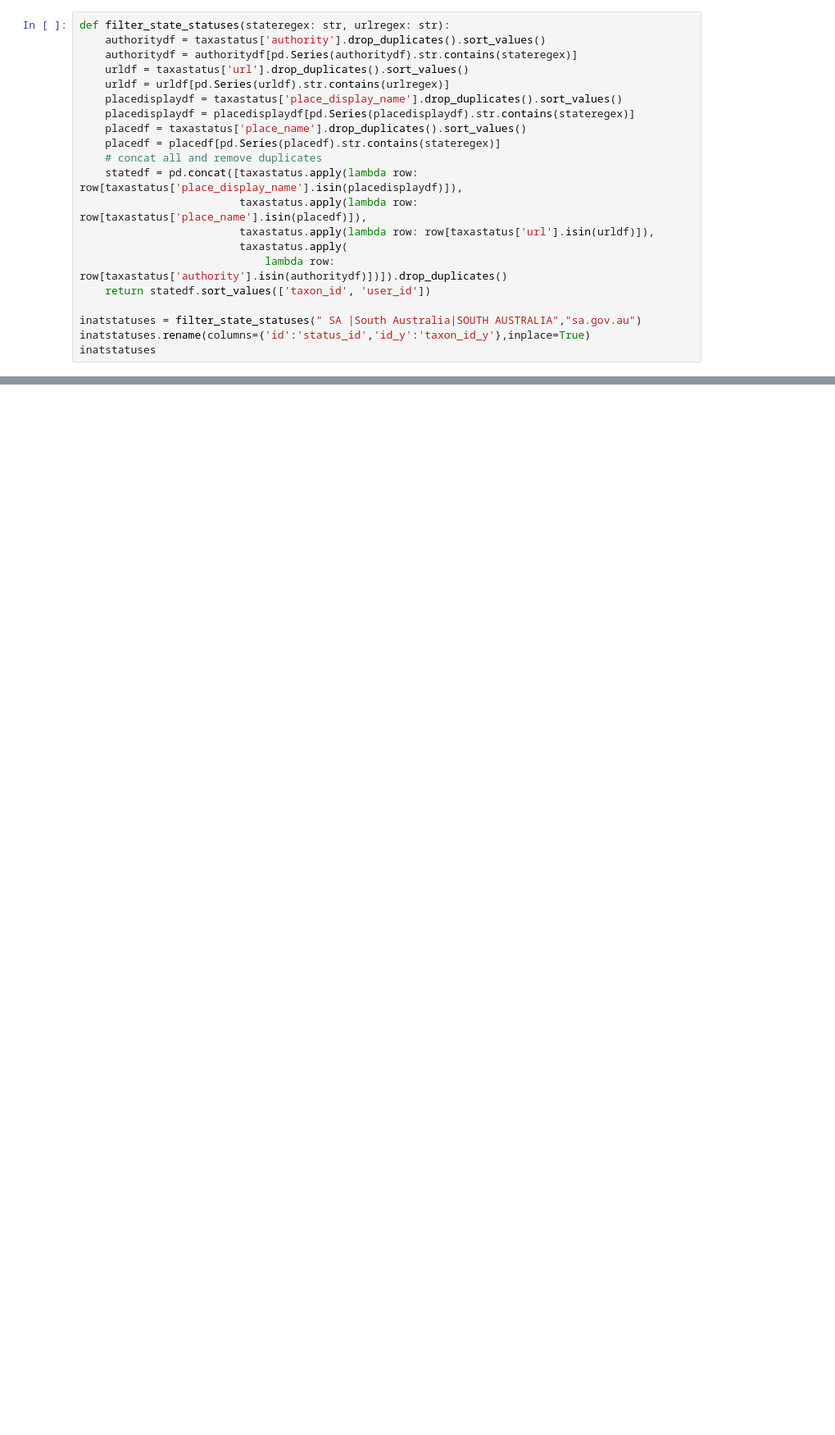
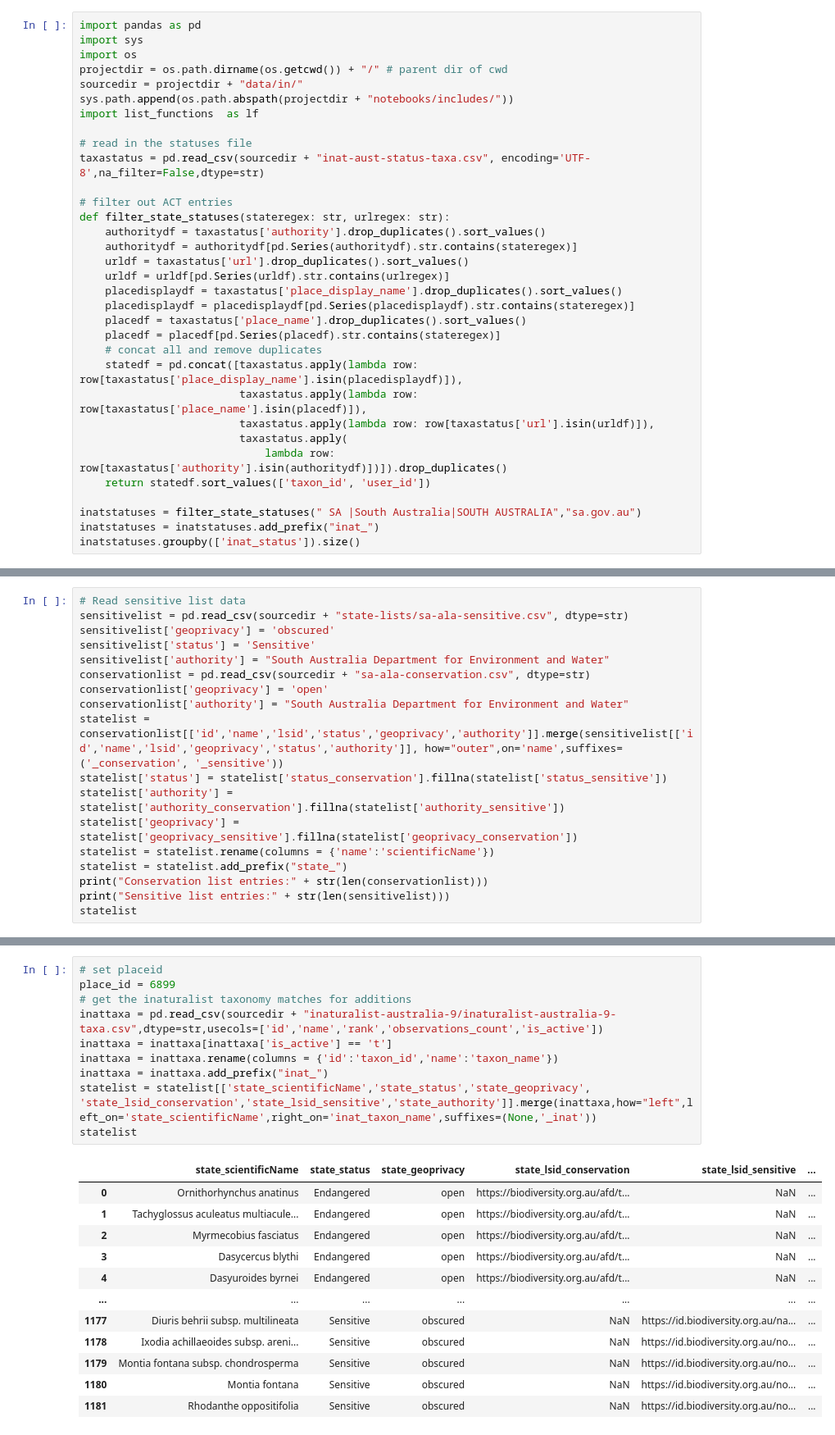
Before and after one commit to AtlasOfLivingAustralia/inaturalist-statuses, a Jupyter notebook: notebooks/sa.ipynb, the cells around one changed output, grey strips where cells are left out. Shown: that part at 82% size. Saved outputs shown, nothing was run; the diff lists cells and outputs as text; blank space fills up the shorter version.

```diff
--- a/notebooks/sa.ipynb
+++ b/notebooks/sa.ipynb
@@ -38,4 +16,16 @@ taxastatus.head(3)
 # %%
+import pandas as pd
+import sys
+import os
+projectdir = os.path.dirname(os.getcwd()) + "/" # parent dir of cwd
+sourcedir = projectdir + "data/in/"
+sys.path.append(os.path.abspath(projectdir + "notebooks/includes/"))
+import list_functions  as lf
+
+# read in the statuses file
+taxastatus = pd.read_csv(sourcedir + "inat-aust-status-taxa.csv", encoding='UTF-8',na_filter=False,dtype=str)
+
+# filter out ACT entries
 def filter_state_statuses(stateregex: str, urlregex: str):
     authoritydf = taxastatus['authority'].drop_duplicates().sort_values()
     authoritydf = authoritydf[pd.Series(authoritydf).str.contains(stateregex)]
@@ -54,6 +44,6 @@ def filter_state_statuses(stateregex: str, urlregex: str):
     return statedf.sort_values(['taxon_id', 'user_id'])
 
 inatstatuses = filter_state_statuses(" SA |South Australia|SOUTH AUSTRALIA","sa.gov.au")
-inatstatuses.rename(columns={'id':'status_id','id_y':'taxon_id_y'},inplace=True)
-inatstatuses
+inatstatuses = inatstatuses.add_prefix("inat_")
+inatstatuses.groupby(['inat_status']).size()
 # %% [output]
@@ -311,0 +72,18 @@ dupinformation
+# %%
+# Read sensitive list data
+sensitivelist = pd.read_csv(sourcedir + "state-lists/sa-ala-sensitive.csv", dtype=str)
+sensitivelist['geoprivacy'] = 'obscured'
+sensitivelist['status'] = 'Sensitive'
+sensitivelist['authority'] = "South Australia Department for Environment and Water"
+conservationlist = pd.read_csv(sourcedir + "sa-ala-conservation.csv", dtype=str)
+conservationlist['geoprivacy'] = 'open'
+conservationlist['authority'] = "South Australia Department for Environment and Water"
+statelist = conservationlist[['id','name','lsid','status','geoprivacy','authority']].merge(sensitivelist[['id','name','lsid','geoprivacy','status','authority']], how="outer",on='name',suffixes=('_conservation', '_sensitive'))
+statelist['status'] = statelist['status_conservation'].fillna(statelist['status_sensitive'])
+statelist['authority'] = statelist['authority_conservation'].fillna(statelist['authority_sensitive'])
+statelist['geoprivacy'] = statelist['geoprivacy_sensitive'].fillna(statelist['geoprivacy_conservation'])
+statelist = statelist.rename(columns = {'name':'scientificName'})
+statelist = statelist.add_prefix("state_")
+print("Conservation list entries:" + str(len(conservationlist)))
+print("Sensitive list entries:" + str(len(sensitivelist)))
+statelist
@@ -638,0 +142,23 @@ statsdf
+# %%
+# set placeid
+place_id = 6899
+# get the inaturalist taxonomy matches for additions
+inattaxa = pd.read_csv(sourcedir + "inaturalist-australia-9/inaturalist-australia-9-taxa.csv",dtype=str,usecols=['id','name','rank','observations_count','is_active'])
+inattaxa = inattaxa[inattaxa['is_active'] == 't']
+inattaxa = inattaxa.rename(columns = {'id':'taxon_id','name':'taxon_name'})
+inattaxa = inattaxa.add_prefix("inat_")
+statelist = statelist[['state_scientificName','state_status','state_geoprivacy', 'state_lsid_conservation','state_lsid_sensitive','state_authority']].merge(inattaxa,how="left",left_on='state_scientificName',right_on='inat_taxon_name',suffixes=(None,'_inat'))
+statelist
+# %% [output]
+|  | state_scientificName | state_status | state_geoprivacy | state_lsid_conservation | state_lsid_sensitive | ... |
+| 0 | Ornithorhynchus anatinus | Endangered | open | https://biodiversity.org.au/afd/t... | NaN | ... |
+| 1 | Tachyglossus aculeatus multiacule... | Endangered | open | https://biodiversity.org.au/afd/t... | NaN | ... |
+| 2 | Myrmecobius fasciatus | Endangered | open | https://biodiversity.org.au/afd/t... | NaN | ... |
+| 3 | Dasycercus blythi | Endangered | open | https://biodiversity.org.au/afd/t... | NaN | ... |
+| 4 | Dasyuroides byrnei | Endangered | open | https://biodiversity.org.au/afd/t... | NaN | ... |
+| ... | ... | ... | ... | ... | ... | ... |
+| 1177 | Diuris behrii subsp. multilineata | Sensitive | obscured | NaN | https://id.biodiversity.org.au/na... | ... |
+| 1178 | Ixodia achillaeoides subsp. areni... | Sensitive | obscured | NaN | https://id.biodiversity.org.au/no... | ... |
+| 1179 | Montia fontana subsp. chondrosperma | Sensitive | obscured | NaN | https://id.biodiversity.org.au/no... | ... |
+| 1180 | Montia fontana | Sensitive | obscured | NaN | https://id.biodiversity.org.au/no... | ... |
+| 1181 | Rhodanthe oppositifolia | Sensitive | obscured | NaN | https://id.biodiversity.org.au/no... | ... |
```
Also changed, not shown: parts of 51 cells of this notebook.
